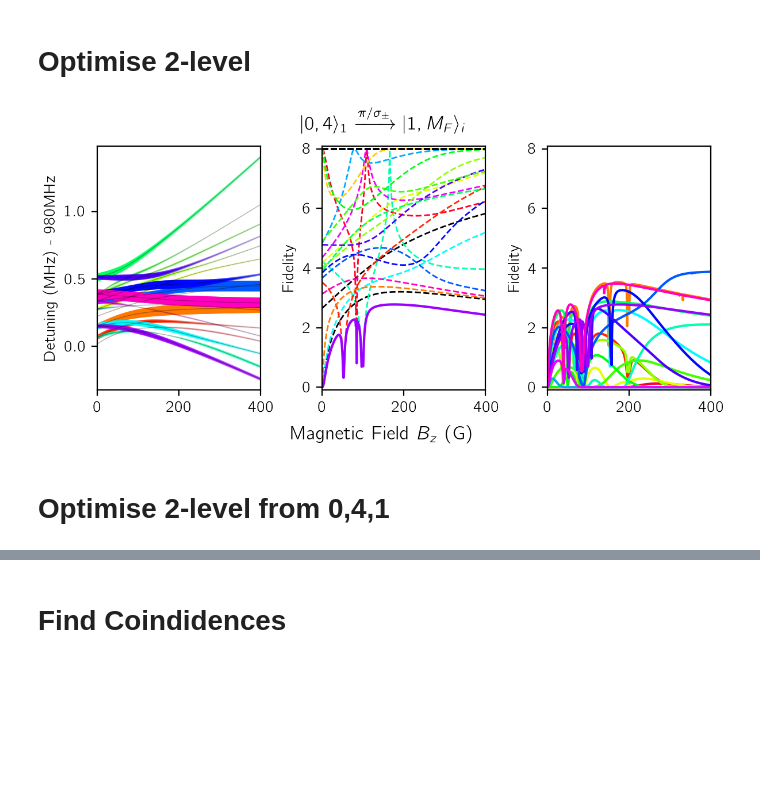
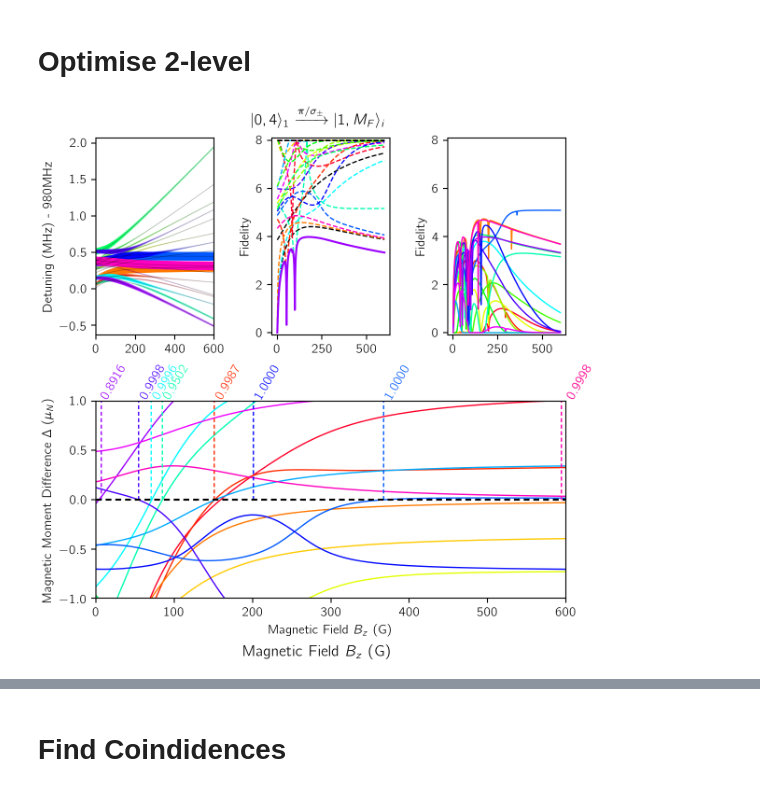
Before and after one commit to tomhepz/MolecularEnergyLevels, a Jupyter notebook: notebooks/diatom-coincidences.ipynb, the cells around one changed output, grey strips where cells are left out. Saved outputs shown, nothing was run; the diff lists cells and outputs as text; code cells hidden in the pictures; blank space fills up the shorter version.

Commit message:
Added 2-state dipole coincidences

```diff
--- a/notebooks/diatom-coincidences.ipynb
+++ b/notebooks/diatom-coincidences.ipynb
@@ -261,7 +262,7 @@ Text(0.5, 0, 'Magnetic Field $B_z$ (G)')
 polarisation = None             # Polarisation: -1,0,1,None
 initial_state_label = (0,4,1)   # Which state to go from
 focus_state_label = (1,5,0)     # Which state to highlight
-desired_pulse_time = 500*1e-6   # What desired pulse time (s)
+desired_pulse_time = 2000*1e-6   # What desired pulse time (s)
 dynamic_range = 8               # What Dynamic range to use for Fidelity
 #################################
 
@@ -279,7 +280,13 @@ accessible_state_labels = reachable_above_from(initial_state_label[0],initial_st
 accessible_state_indices = [label_to_state_no(*label) for label in accessible_state_labels]
 state_cmap = plt.cm.gist_rainbow(np.linspace(0,1,len(accessible_state_labels)))
 
-fig, (axl, axm, axr) = plt.subplots(1,3,sharex=True,figsize=(6,3),constrained_layout=True)
+fig = plt.figure(constrained_layout=True,figsize=(6,6))
+
+gs = GridSpec(2, 3, figure=fig)
+axl = fig.add_subplot(gs[0, 0])
+axm = fig.add_subplot(gs[0, 1])
+axr = fig.add_subplot(gs[0, 2])
+axb = fig.add_subplot(gs[1, :])
 
 fig.suptitle(r'$|{},{}\rangle_{} \xrightarrow{{{}}} |1,M_F\rangle_i $'.format(*initial_state_label, polarisation_text))
 
@@ -302,34 +309,59 @@ for i, state_index in enumerate(accessible_state_indices):
     axl.plot(B*GAUSS,det/1e6-980,color='k',linewidth=0.5,zorder=3,alpha=0.3)
 
 # Middle single state plot
 transfered = np.ones(B_STEPS)
 for off_res_index in range(N_STATES):
     if off_res_index == initial_state_index or off_res_index == focus_state_index:
         continue
     this_colour=state_cmap[accessible_state_indices.index(off_res_index)] if off_res_index in accessible_state_indices else 'black'
     for (a,b) in [(initial_state_index,focus_state_index),(focus_state_index,initial_state_index)]:
         k = np.abs((ENERGIES[:, off_res_index] - ENERGIES[:, b]) * desired_pulse_time / scipy.constants.h)
         g = np.abs(coupling[:, a, off_res_index]/coupling[:, a, b])
         sub_transfered = twice_average_fidelity(k,g)
         axm.plot(B*GAUSS,fidelity(sub_transfered, dynamic_range),c=this_colour,linestyle='dashed',linewidth=1)
         transfered *= sub_transfered
 axm.plot(B*GAUSS,fidelity(transfered, dynamic_range),c=state_cmap[accessible_state_indices.index(focus_state_index)])
 
 
 # # Right all state plots
+accessible_transfered = []
 for i, focus_state_index in enumerate(accessible_state_indices):
     this_colour = state_cmap[i]
     transfered = np.ones(B_STEPS)
     for off_res_index in range(N_STATES):
         if off_res_index == initial_state_index or off_res_index == focus_state_index:
             continue
         for (a,b) in [(initial_state_index,focus_state_index),(focus_state_index,initial_state_index)]:
             k = np.abs((ENERGIES[:, off_res_index] - ENERGIES[:, b]) * desired_pulse_time / scipy.constants.h)
             g = np.abs(coupling[:, a, off_res_index]/coupling[:, a, b])
             sub_transfered = twice_average_fidelity(k,g)
             transfered *= sub_transfered
-    axr.plot(B*GAUSS,fidelity(transfered, dynamic_range),c=this_colour)
+    accessible_transfered.append(transfered)
+    axr.plot(B*GAUSS,fidelity(transfered, dynamic_range),c=this_colour,linewidth=1)
+
+
+axb.set_xlim(0,B_MAX*GAUSS)
+axb.set_ylim(-1,1)
+axb.set_xlabel('Magnetic Field $B_z$ (G)')
+axb.set_ylabel('Magnetic Moment Difference $\Delta$ $(\mu_N)$')
+
+
+axb.axhline(0, dashes=(3, 2), color='k', linewidth=1.5, alpha=1, zorder=3)
+for i, focus_state_index in enumerate(accessible_state_indices):
+    this_colour = state_cmap[i]
+    magnetic_moment_difference = (MAGNETIC_MOMENTS[:,focus_state_index]-MAGNETIC_MOMENTS[:,initial_state_index])
+    axb.plot(B*GAUSS,magnetic_moment_difference/muN, alpha=1,linewidth=1,zorder=1,c=this_colour)
+    abs_magnetic_moment_difference = np.abs(magnetic_moment_difference)
+    min_delta = np.argmin(abs_magnetic_moment_difference)
+    if abs_magnetic_moment_difference[min_delta]/muN < 0.3:
+        this_transferred = accessible_transfered[i][min_delta]
+        if this_transferred < 0.5:
+            continue
+        text_place = B[min_delta]*GAUSS
+        line_place = max(min(B[min_delta]*GAUSS,B_MAX*GAUSS*0.99),B_MAX*GAUSS*0.01)
+        axb.axvline(line_place,ymin=0.5,color=this_colour,linewidth=1,dashes=(3,2))
+        this_transferred = accessible_transfered[i][min_delta]
+        this_transferred_string = f"{this_transferred:.4f}"
+        axb.text(text_place,1.02,this_transferred_string,rotation=60,c=this_colour)
 # %% [output]
-[figure, old version]
+[figure, new version]
-# %% [markdown]
-# Optimise 2-level from 0,4,1
```
Also changed, not shown: parts of 8 cells of this notebook, 1 other file.
